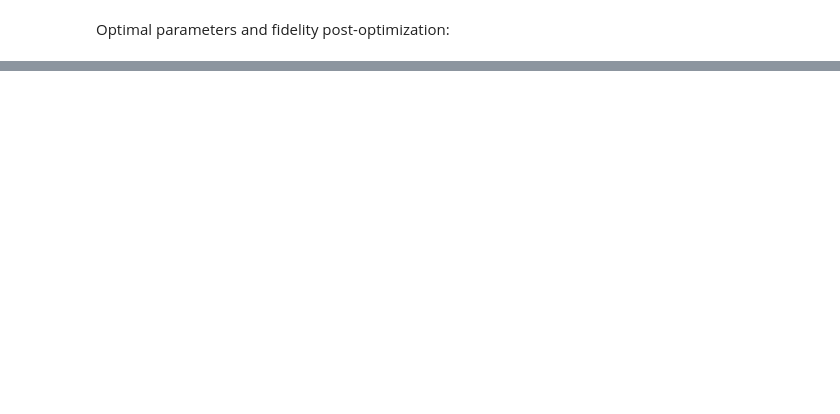
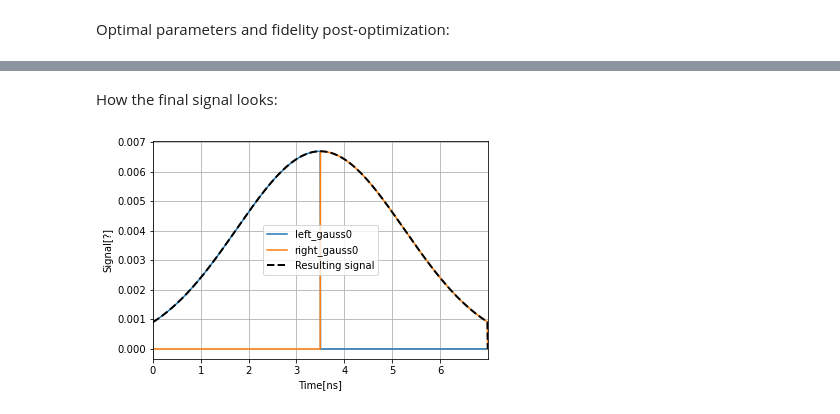
Before and after one commit to YonatanGideoni/c3, a Jupyter notebook: playground/Single_qubit_mixed_signals.ipynb, the cells around one changed output, grey strips where cells are left out. Drawn from its saved outputs; the diff is of its cells as text; code cells hidden in the pictures; blank space fills up the shorter version.

```diff
--- a/playground/Single_qubit_mixed_signals.ipynb
+++ b/playground/Single_qubit_mixed_signals.ipynb
@@ -557,0 +547,26 @@ ideal_rx90p = parameter_map.instructions['rx90p[0]'].get_ideal_gate(dims=[3])
+# %% [markdown]
+How the final signal looks:
+# %%
+def plot_signal(signal_envelopes: list, n_points: int= 1000):
+    t_final = max(signal_envelopes[0].params['t_final'] for env in signal_envelopes).numpy()
+    signal_t = np.linspace(0, t_final, n_points)
+    res_signal = np.zeros(len(signal_t), dtype=np.complex128)
+
+    for env in signal_envelopes:
+        signal = env.get_shape_values(signal_t).numpy()
+        res_signal += signal
+
+        plt.plot(signal_t*1e9, signal, label=env.name)
+
+    plt.plot(signal_t*1e9, res_signal, label='Resulting signal', c='k',
+             linewidth=2, linestyle='dashed')
+
+    plt.legend()
+    plt.grid()
+    plt.xlabel('Time[ns]')
+    plt.ylabel('Signal[?]')
+    plt.xlim(0, t_final*1e9)
+# %%
+plot_signal(signal_envelopes)
+# %% [output]
+[figure, added]
```
Also changed, not shown: parts of 23 cells of this notebook.
